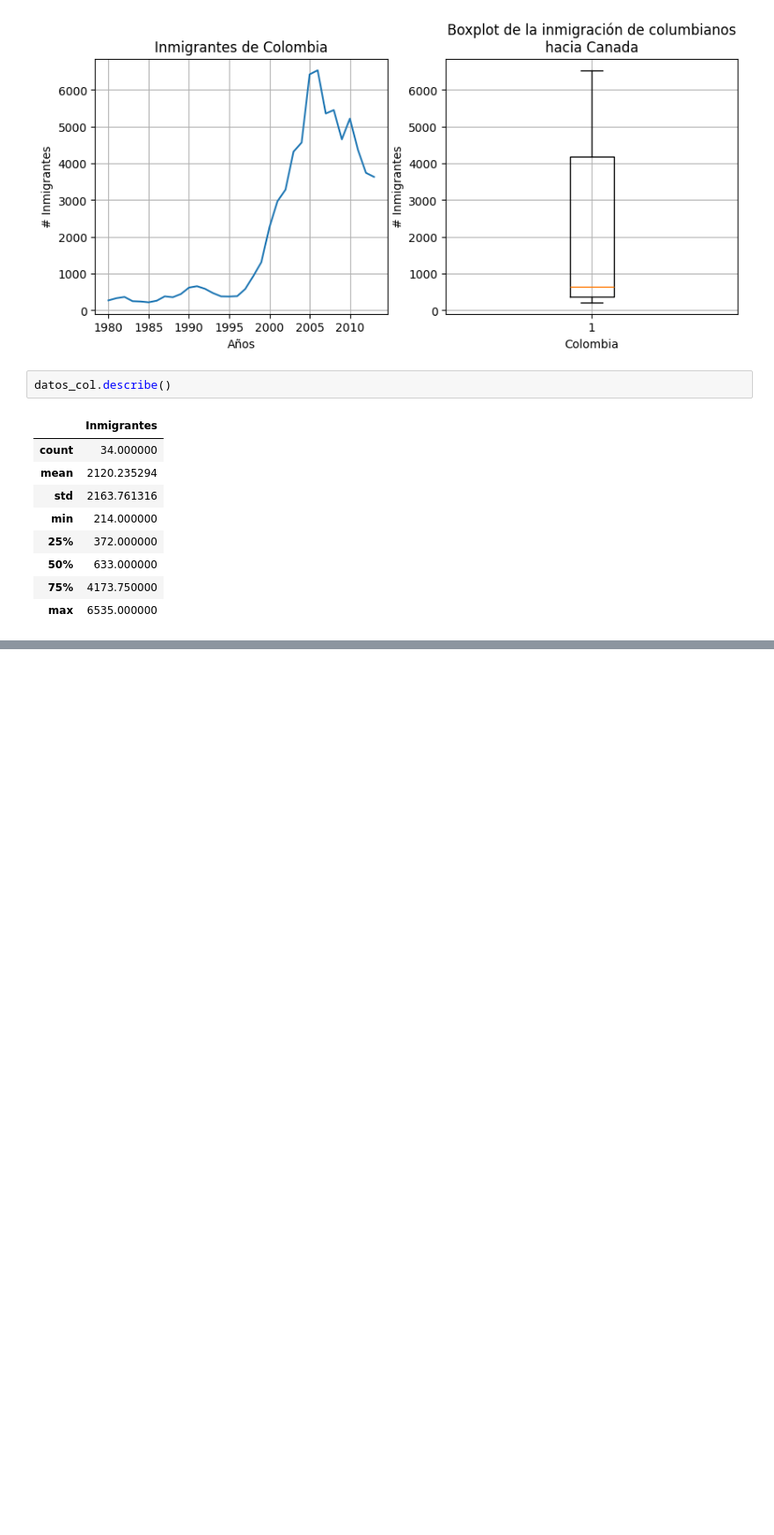
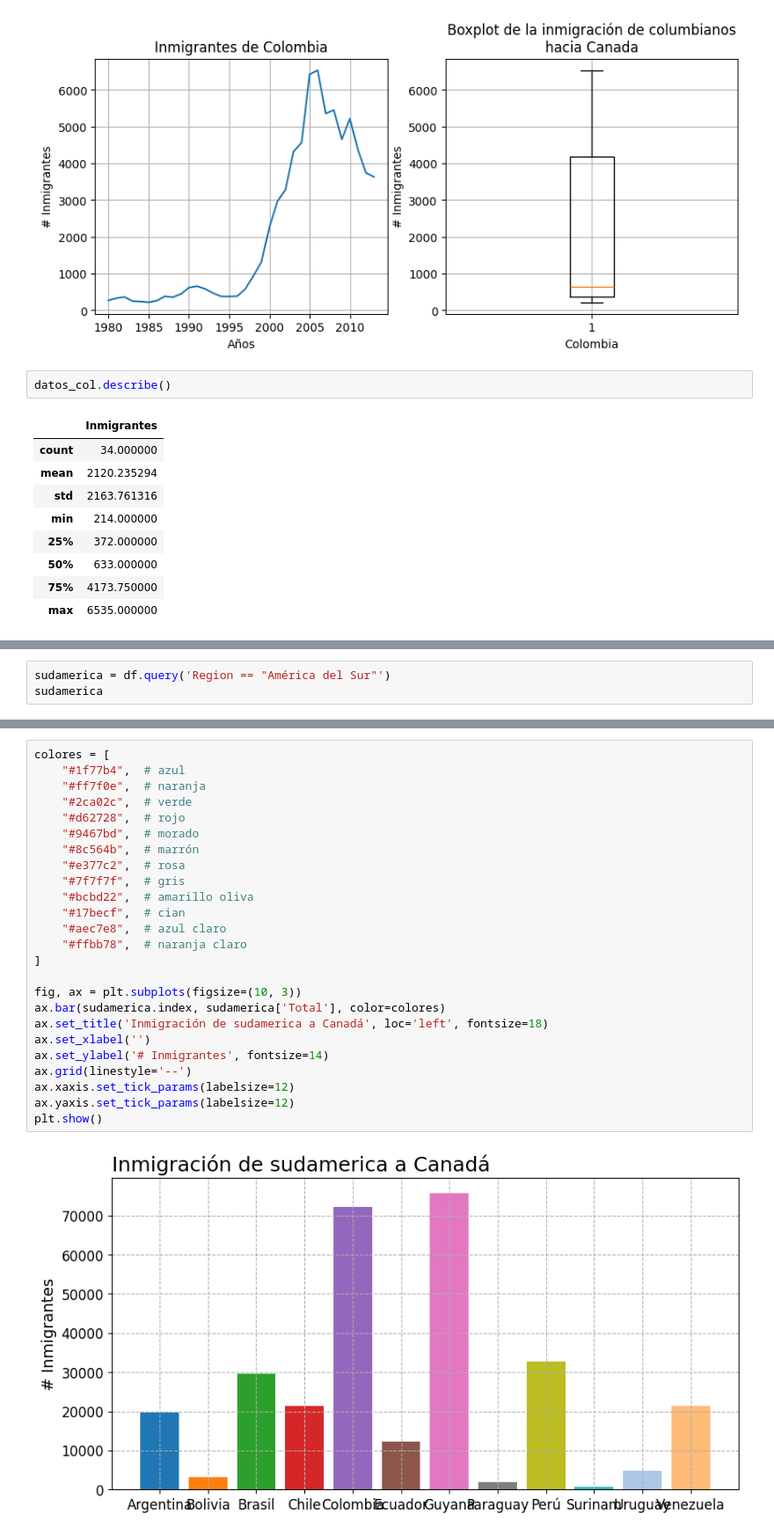
Before and after one commit to Near-o7/data_viz, a Jupyter notebook: data_viz.ipynb, the cells around one changed output, grey strips where cells are left out. Shown at 88% size. Saved outputs shown, nothing was run; the diff lists cells and outputs as text; blank space fills up the shorter version.

```diff
--- a/data_viz.ipynb
+++ b/data_viz.ipynb
@@ -222,3 +222,6 @@ for ax in axs.flat:
 plt.show()
 # %% [output]
 [figure]
+# %%
+sudamerica = df.query('Region == "América del Sur"')
+sudamerica
@@ -224,0 +244,27 @@ plt.show()
+# %%
+colores = [
+    "#1f77b4",  # azul
+    "#ff7f0e",  # naranja
+    "#2ca02c",  # verde
+    "#d62728",  # rojo
+    "#9467bd",  # morado
+    "#8c564b",  # marrón
+    "#e377c2",  # rosa
+    "#7f7f7f",  # gris
+    "#bcbd22",  # amarillo oliva
+    "#17becf",  # cian
+    "#aec7e8",  # azul claro
+    "#ffbb78",  # naranja claro
+]
+
+fig, ax = plt.subplots(figsize=(10, 3))
+ax.bar(sudamerica.index, sudamerica['Total'], color=colores)
+ax.set_title('Inmigración de sudamerica a Canadá', loc='left', fontsize=18)
+ax.set_xlabel('')
+ax.set_ylabel('# Inmigrantes', fontsize=14)
+ax.grid(linestyle='--')
+ax.xaxis.set_tick_params(labelsize=12)
+ax.yaxis.set_tick_params(labelsize=12)
+plt.show()
+# %% [output]
+[figure, added]
```
Also changed, not shown: parts of 6 cells of this notebook.
